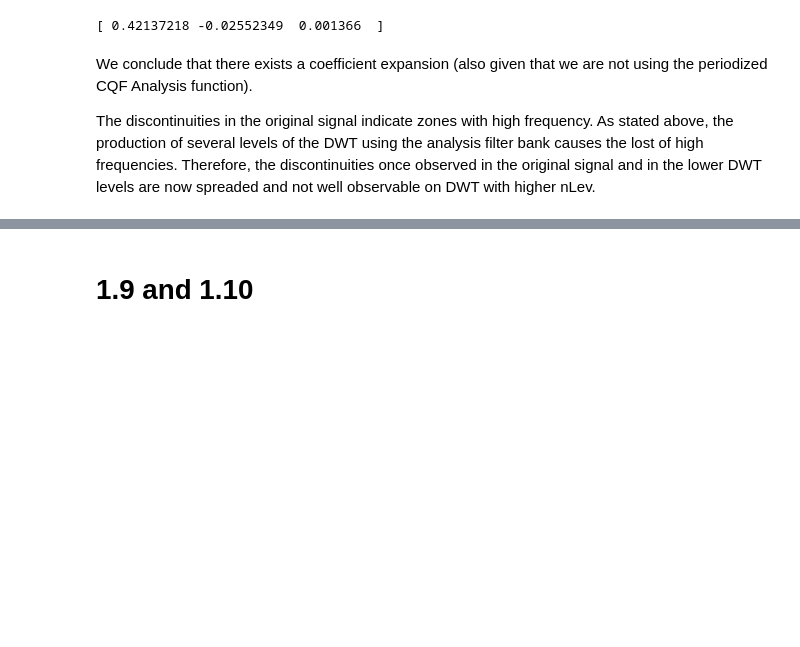
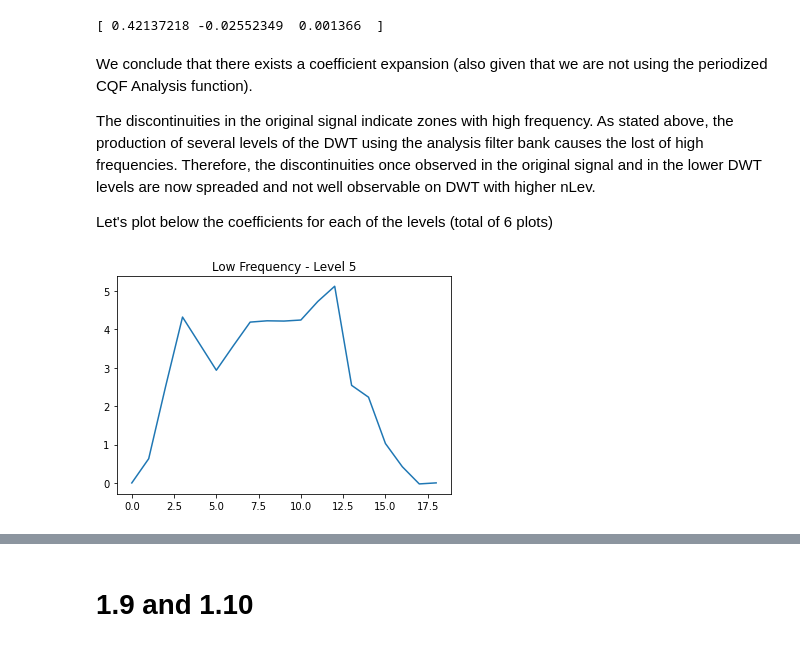
Before and after one commit to daniel-deutsch/TSIA201, a Jupyter notebook: TP3/main.ipynb, the cells around one changed output, grey strips where cells are left out. Drawn from its saved outputs; the diff is of its cells as text; code cells hidden in the pictures; blank space fills up the shorter version.

```diff
--- a/TP3/main.ipynb
+++ b/TP3/main.ipynb
@@ -533,3 +515,11 @@ print(values[0][0][0][0][0].tdata[-3:])
 We conclude that there exists a coefficient expansion (also given that we are not using the periodized CQF Analysis function).
 
 The discontinuities in the original signal indicate zones with high frequency. As stated above, the production of several levels of the DWT using the analysis filter bank causes the lost of high frequencies. Therefore, the discontinuities once observed in the original signal and in the lower DWT levels are now spreaded and not well observable on DWT with higher nLev.
+
+Let's plot below the coefficients for each of the levels (total of 6 plots)
+# %%
+plt.plot(values[0][0][0][0][0].tdata)
+plt.title('Low Frequency - Level 5')
+plt.show()
+# %% [output]
+[figure, added]
```
Also changed, not shown: parts of 14 cells of this notebook.
